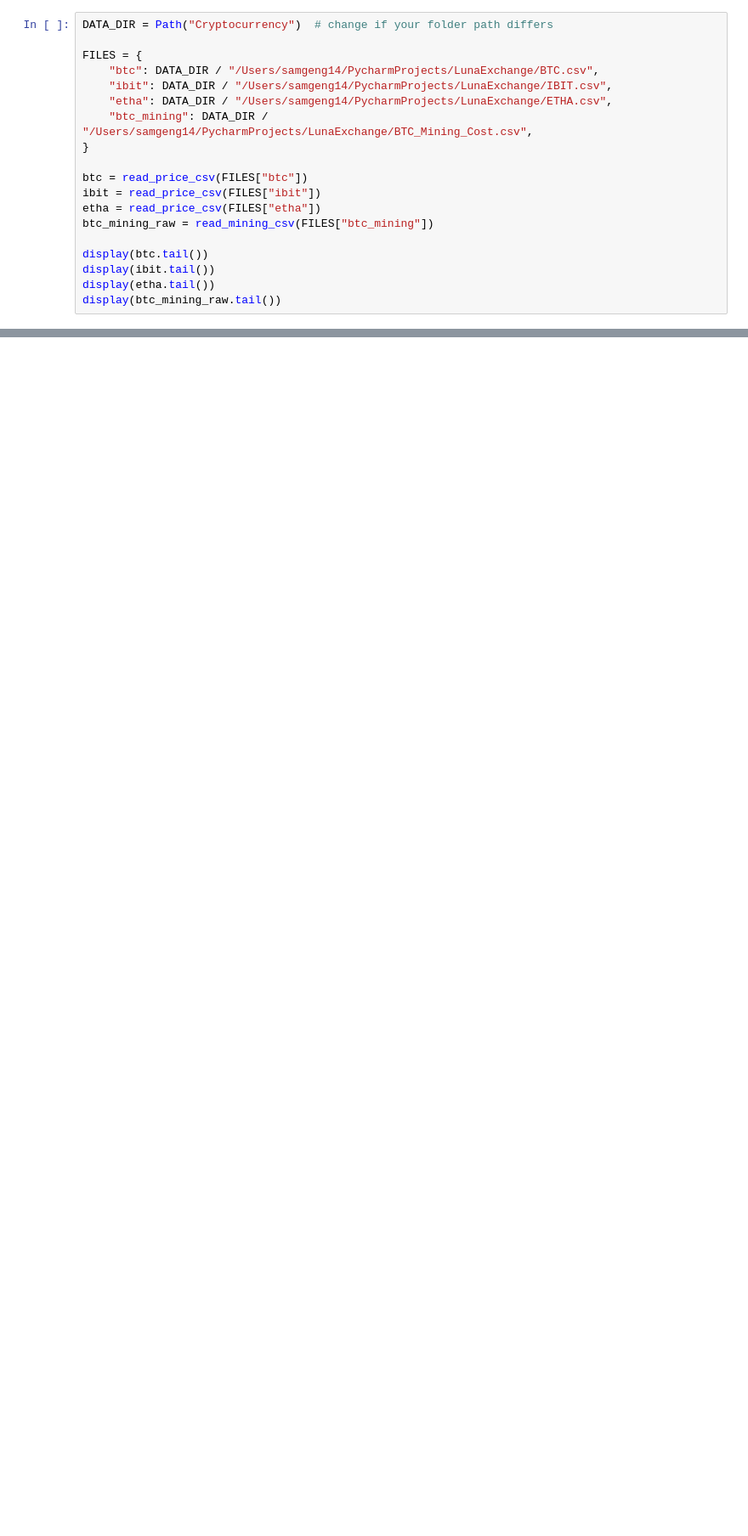
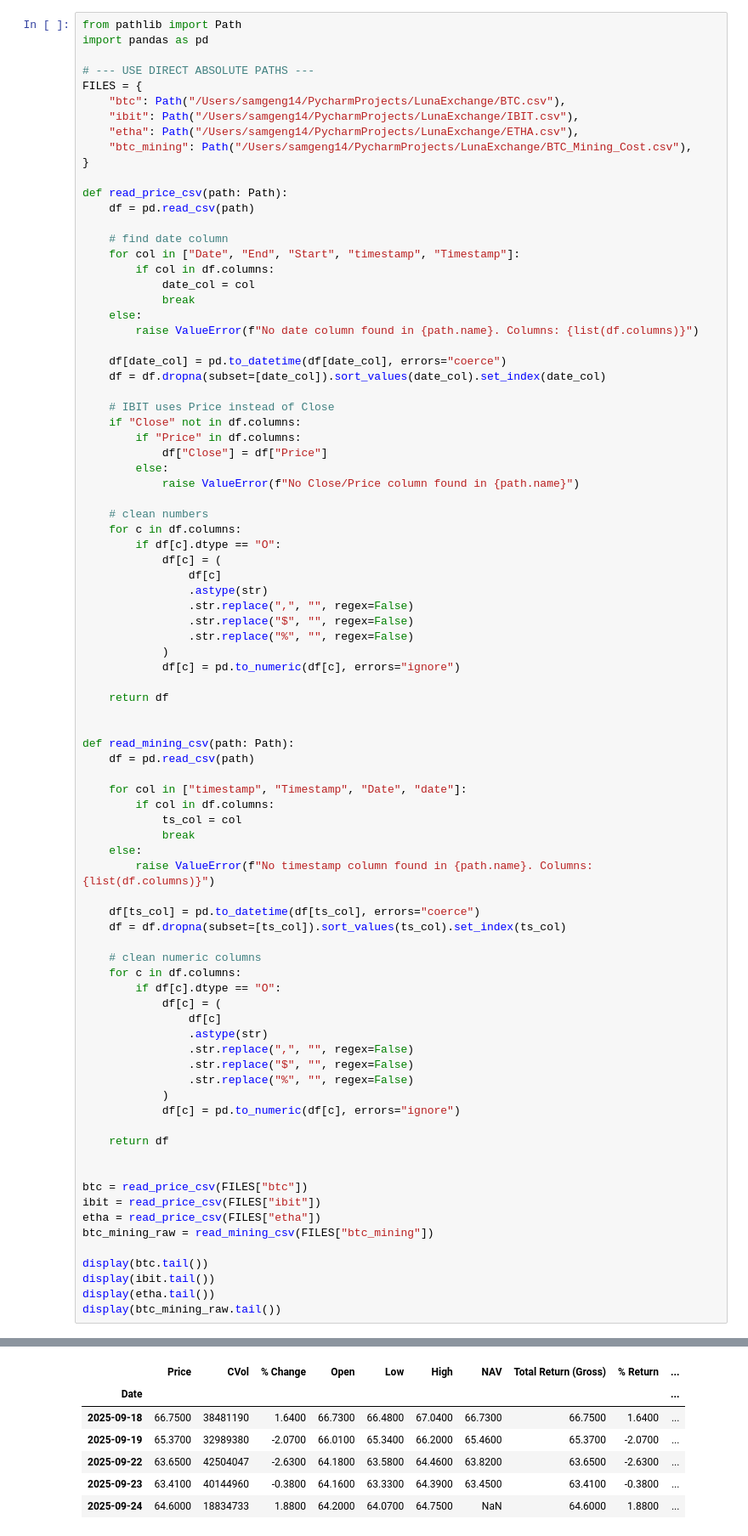
Before and after one commit to StandingAbove/LunaExchange, a Jupyter notebook: Crypto/btc_stochastic.ipynb, the cells around one changed output, grey strips where cells are left out. Shown at 85% size. Saved outputs shown, nothing was run; the diff lists cells and outputs as text; blank space fills up the shorter version.

```diff
--- a/Crypto/btc_stochastic.ipynb
+++ b/Crypto/btc_stochastic.ipynb
@@ -94,14 +94,80 @@ def read_mining_csv(path: Path) -> pd.DataFrame:
 
     return df
 # %%
-DATA_DIR = Path("Cryptocurrency")  # change if your folder path differs
+from pathlib import Path
+import pandas as pd
 
+# --- USE DIRECT ABSOLUTE PATHS ---
 FILES = {
-    "btc": DATA_DIR / "/Users/samgeng14/PycharmProjects/LunaExchange/BTC.csv",
-    "ibit": DATA_DIR / "/Users/samgeng14/PycharmProjects/LunaExchange/IBIT.csv",
-    "etha": DATA_DIR / "/Users/samgeng14/PycharmProjects/LunaExchange/ETHA.csv",
-    "btc_mining": DATA_DIR / "/Users/samgeng14/PycharmProjects/LunaExchange/BTC_Mining_Cost.csv",
+    "btc": Path("/Users/samgeng14/PycharmProjects/LunaExchange/BTC.csv"),
+    "ibit": Path("/Users/samgeng14/PycharmProjects/LunaExchange/IBIT.csv"),
+    "etha": Path("/Users/samgeng14/PycharmProjects/LunaExchange/ETHA.csv"),
+    "btc_mining": Path("/Users/samgeng14/PycharmProjects/LunaExchange/BTC_Mining_Cost.csv"),
 }
+
+def read_price_csv(path: Path):
+    df = pd.read_csv(path)
+
+    # find date column
+    for col in ["Date", "End", "Start", "timestamp", "Timestamp"]:
+        if col in df.columns:
+            date_col = col
+            break
+    else:
+        raise ValueError(f"No date column found in {path.name}. Columns: {list(df.columns)}")
+
+    df[date_col] = pd.to_datetime(df[date_col], errors="coerce")
+    df = df.dropna(subset=[date_col]).sort_values(date_col).set_index(date_col)
+
+    # IBIT uses Price instead of Close
+    if "Close" not in df.columns:
+        if "Price" in df.columns:
+            df["Close"] = df["Price"]
+        else:
+            raise ValueError(f"No Close/Price column found in {path.name}")
+
+    # clean numbers
+    for c in df.columns:
+        if df[c].dtype == "O":
+            df[c] = (
+                df[c]
+                .astype(str)
+                .str.replace(",", "", regex=False)
+                .str.replace("$", "", regex=False)
+                .str.replace("%", "", regex=False)
+            )
+            df[c] = pd.to_numeric(df[c], errors="ignore")
+
+    return df
+
+
+def read_mining_csv(path: Path):
+    df = pd.read_csv(path)
+
+    for col in ["timestamp", "Timestamp", "Date", "date"]:
+        if col in df.columns:
+            ts_col = col
+            break
+    else:
+        raise ValueError(f"No timestamp column found in {path.name}. Columns: {list(df.columns)}")
+
+    df[ts_col] = pd.to_datetime(df[ts_col], errors="coerce")
+    df = df.dropna(subset=[ts_col]).sort_values(ts_col).set_index(ts_col)
+
+    # clean numeric columns
+    for c in df.columns:
+        if df[c].dtype == "O":
+            df[c] = (
+                df[c]
+                .astype(str)
+                .str.replace(",", "", regex=False)
+                .str.replace("$", "", regex=False)
+                .str.replace("%", "", regex=False)
+            )
+            df[c] = pd.to_numeric(df[c], errors="ignore")
+
+    return df
+
 
 btc = read_price_csv(FILES["btc"])
 ibit = read_price_csv(FILES["ibit"])
@@ -116,0 +189,7 @@ TypeError: to_datetime() got an unexpected keyword argument 'infer_datetime_form
+|  | Price | CVol | % Change | Open | Low | High | NAV | Total Return (Gross) | % Return | ... |
+| Date |  |  |  |  |  |  |  |  |  | ... |
+| 2025-09-18 | 66.7500 | 38481190 | 1.6400 | 66.7300 | 66.4800 | 67.0400 | 66.7300 | 66.7500 | 1.6400 | ... |
+| 2025-09-19 | 65.3700 | 32989380 | -2.0700 | 66.0100 | 65.3400 | 66.2000 | 65.4600 | 65.3700 | -2.0700 | ... |
+| 2025-09-22 | 63.6500 | 42504047 | -2.6300 | 64.1800 | 63.5800 | 64.4600 | 63.8200 | 63.6500 | -2.6300 | ... |
+| 2025-09-23 | 63.4100 | 40144960 | -0.3800 | 64.1600 | 63.3300 | 64.3900 | 63.4500 | 63.4100 | -0.3800 | ... |
+| 2025-09-24 | 64.6000 | 18834733 | 1.8800 | 64.2000 | 64.0700 | 64.7500 | NaN | 64.6000 | 1.8800 | ... |
```
Also changed, not shown: parts of 9 cells of this notebook, 1 other file.
